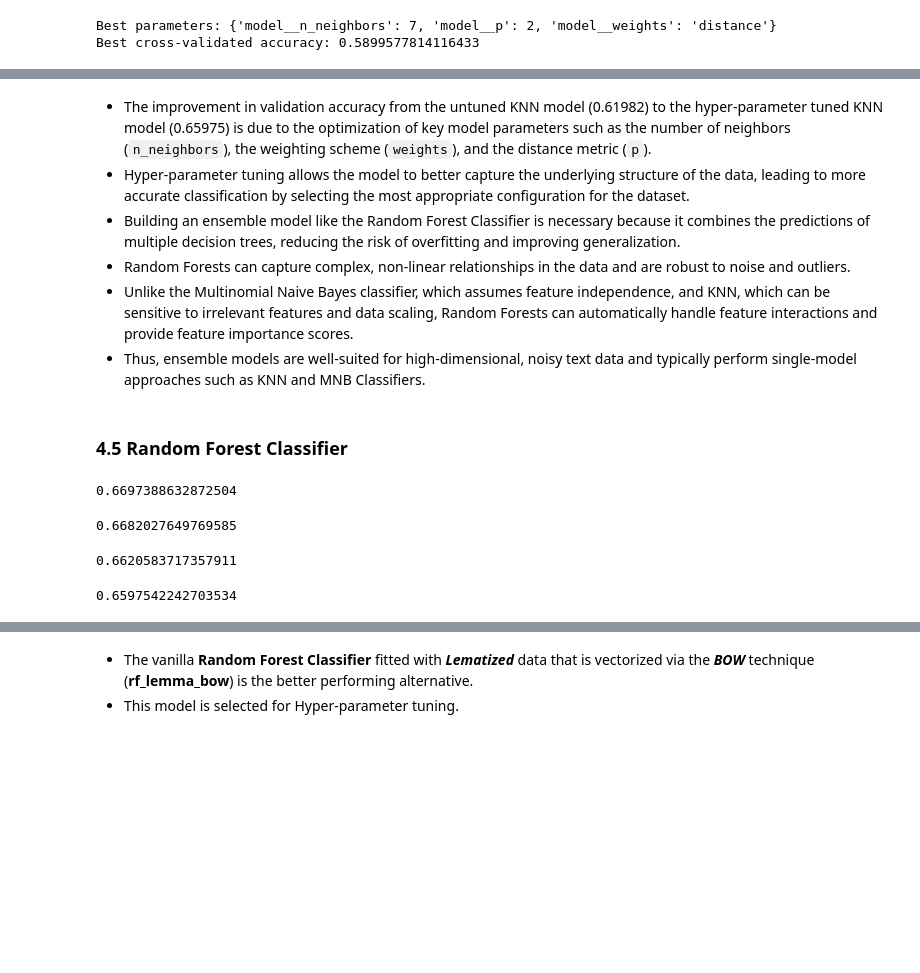
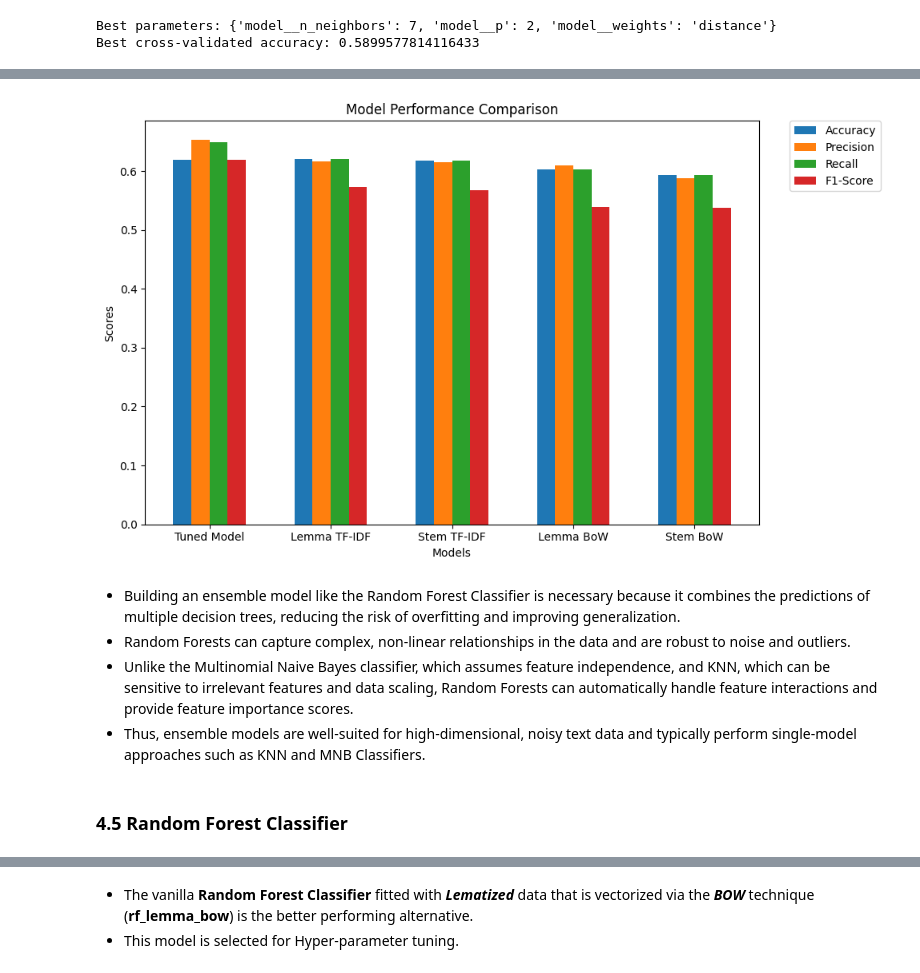
Before and after one commit to mwakad/NLP-models-for-twitter-sentiment-analysis--google-and-apple-products-, a Jupyter notebook: notebooks/daniel.ipynb, the cells around one changed output, grey strips where cells are left out. Saved outputs shown, nothing was run; the diff lists cells and outputs as text; code cells hidden in the pictures; blank space fills up the shorter version.

```diff
--- a/notebooks/daniel.ipynb
+++ b/notebooks/daniel.ipynb
@@ -670,7 +845,7 @@ knn_stem_bow = Pipeline([
         ('model', KNeighborsClassifier())
     ])
 # %%
-knn_stem_tfdif = Pipeline([
+knn_stem_tfidf = Pipeline([
         ('clean', FunctionTransformer(lambda x: [clean_text(t) for t in x], validate=False)), # Clean text
         ('stopwords', FunctionTransformer(lambda x: [remove_stopwords(t) for t in x], validate=False)), # Remove stopwords
         ('stem', FunctionTransformer(lambda x: [stem_text(t) for t in x], validate=False)), # Stemmize
@@ -698,4 +854,0 @@ val_score_knn_stem_bow
-# %%
-knn_stem_tfdif.fit(X_train, y_train)
-val_score_knn_stem_tfdif = knn_stem_tfdif.score(X_val, y_val)
-val_score_knn_stem_tfdif
@@ -703,0 +855,12 @@ val_score_knn_stem_tfdif
+# %%
+# Fit Vanilla MNB models on training set
+knn_lemma_bow.fit(X_train, y_train)
+knn_lemma_tfidf.fit(X_train, y_train)
+knn_stem_bow.fit(X_train, y_train)
+knn_stem_tfidf.fit(X_train, y_train)
+
+# Predict labels for validation set
+y_pred_lemma_bow_knn = knn_lemma_bow.predict(X_val)
+y_pred_lemma_tfidf_knn = knn_lemma_tfidf.predict(X_val)
+y_pred_stem_bow_knn = knn_stem_bow.predict(X_val)
+y_pred_stem_tfidf_knn = knn_stem_tfidf.predict(X_val)
@@ -744,0 +913,4 @@ val_score_grid_search_knn
+# %%
+# Print classification report and confusion matrix of tuned model
+y_pred_knn_tuned = grid_search_knn.predict(X_val)
+classification_metrics(y_val, y_pred_knn_tuned)
@@ -745,6 +950,10 @@ val_score_grid_search_knn
+# %%
+# Plot grouped barchart for performance metrics
+calculate_metrics_viz(X_val, y_val, y_pred_lemma_bow_knn, y_pred_lemma_tfidf_knn, y_pred_stem_bow_knn, y_pred_stem_tfidf_knn,
+                 y_pred_knn_tuned, knn_lemma_bow, knn_lemma_tfidf, knn_stem_bow, knn_stem_tfidf, grid_search_knn)
+# %% [output]
+[figure, added]
 # %% [markdown]
-- The improvement in validation accuracy from the untuned KNN model (0.61982) to the hyper-parameter tuned KNN model (0.65975) is due to the optimization of key model parameters such as the number of neighbors (`n_neighbors`), the weighting scheme (`weights`), and the distance metric (`p`).
-- Hyper-parameter tuning allows the model to better capture the underlying structure of the data, leading to more accurate classification by selecting the most appropriate configuration for the dataset.
 - Building an ensemble model like the Random Forest Classifier is necessary because it combines the predictions of multiple decision trees, reducing the risk of overfitting and improving generalization.
 - Random Forests can capture complex, non-linear relationships in the data and are robust to noise and outliers.
 - Unlike the Multinomial Naive Bayes classifier, which assumes feature independence, and KNN, which can be sensitive to irrelevant features and data scaling, Random Forests can automatically handle feature interactions and provide feature importance scores.
@@ -783,27 +992,3 @@ rf_stem_tfdif = Pipeline([
         ('vectorize', TfidfVectorizer()),# TF-IDF vectorization
         ('model', RandomForestClassifier(random_state=42))
 ])
-# %%
-rf_lemma_bow.fit(X_train, y_train)
-val_score_rf_lemma_bow = rf_lemma_bow.score(X_val, y_val)
-val_score_rf_lemma_bow
-# %% [output]
-0.6697388632872504
-# %%
-rf_lemma_tfidf.fit(X_train, y_train)
-val_score_rf_lemma_tfdif = rf_lemma_tfidf.score(X_val, y_val)
-val_score_rf_lemma_tfdif
-# %% [output]
-0.6682027649769585
-# %%
-rf_stem_bow.fit(X_train, y_train)
-val_score_rf_stem_bow = rf_stem_bow.score(X_val, y_val)
-val_score_rf_stem_bow
-# %% [output]
-0.6620583717357911
-# %%
-rf_stem_tfdif.fit(X_train, y_train)
-val_score_rf_stem_tfdif = rf_stem_tfdif.score(X_val, y_val)
-val_score_rf_stem_tfdif
-# %% [output]
-0.6597542242703534
```
Also changed, not shown: parts of 54 cells of this notebook.
